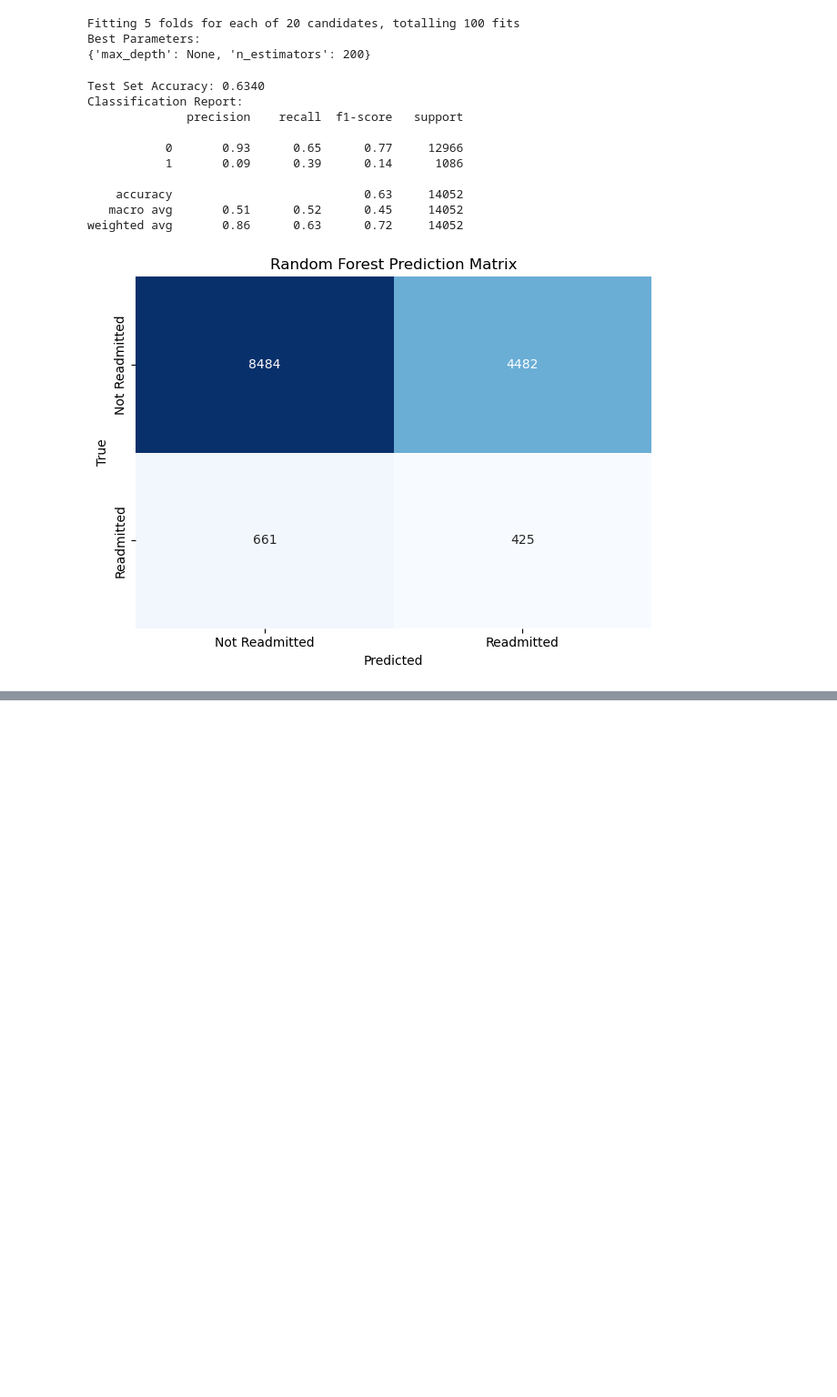
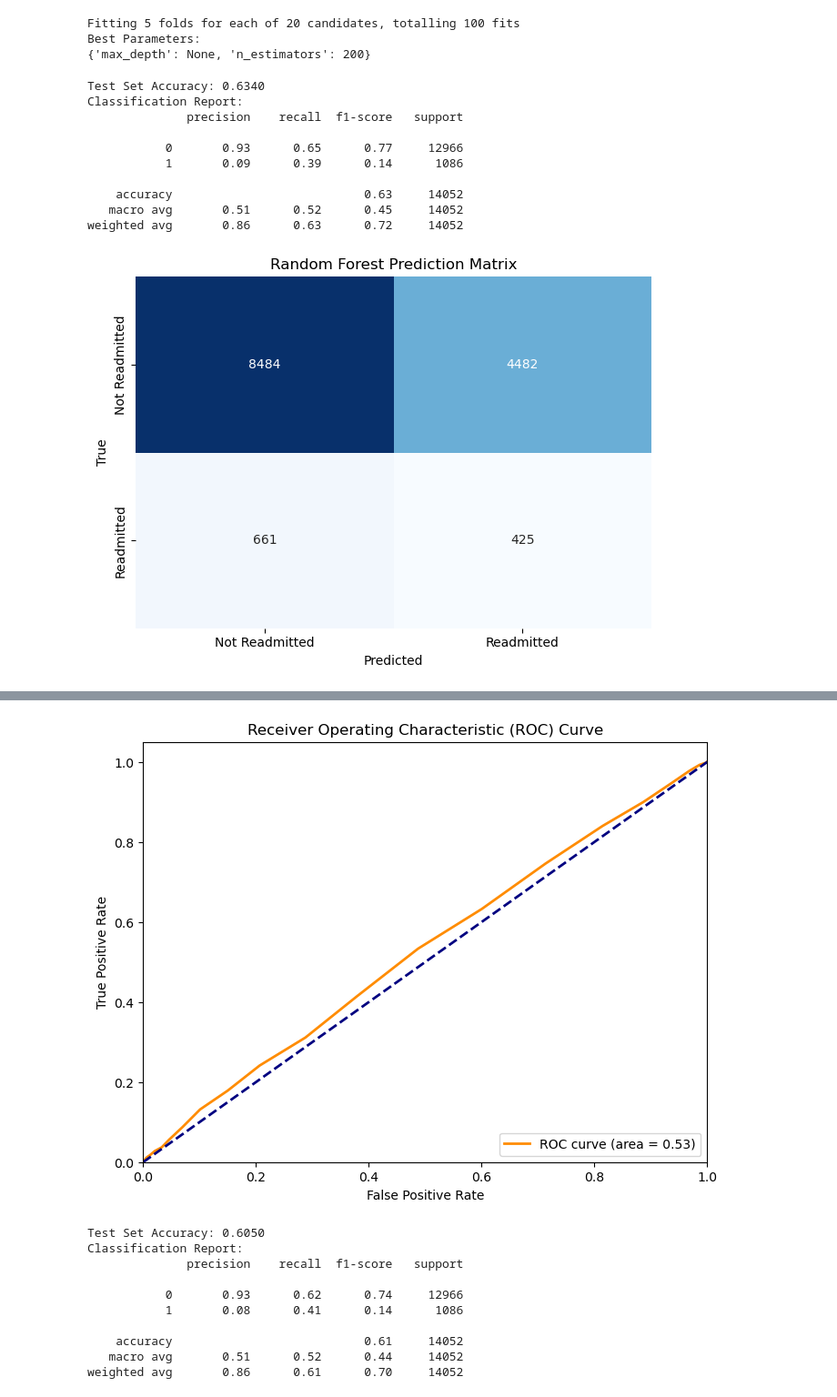
Before and after one commit to Mr-Chang95/Hospital-Readmittance-Classification, a Jupyter notebook: CaseStudy.ipynb, the cells around one changed output, grey strips where cells are left out. Shown at 91% size. Drawn from its saved outputs; the diff is of its cells as text; code cells hidden in the pictures; blank space fills up the shorter version.

```diff
--- a/CaseStudy.ipynb
+++ b/CaseStudy.ipynb
@@ -1157,0 +1196,65 @@ weighted avg       0.86      0.63      0.72     14052
+# %%
+import matplotlib.pyplot as plt
+from sklearn.metrics import accuracy_score, classification_report, confusion_matrix, roc_curve, auc
+
+# Random Forest classifier with best parameters
+best_rf_classifier.fit(X_train_encoded, y_train)
+
+# Make probability predictions on the test set
+y_prob_rf = best_rf_classifier.predict_proba(X_test_encoded)
+
+# threshold
+threshold = 0.12
+
+# Apply the threshold
+y_pred_rf = (y_prob_rf[:, 1] >= threshold).astype(int)
+
+# Calculate ROC curve
+fpr, tpr, thresholds = roc_curve(y_test, y_prob_rf[:, 1])
+
+# Calculate AUC (Area Under the Curve)
+roc_auc = auc(fpr, tpr)
+
+# Plot ROC curve
+plt.figure(figsize=(8, 6))
+plt.plot(fpr, tpr, color='darkorange', lw=2, label=f'ROC curve (area = {roc_auc:.2f})')
+plt.plot([0, 1], [0, 1], color='navy', lw=2, linestyle='--')
+plt.xlim([0.0, 1.0])
+plt.ylim([0.0, 1.05])
+plt.xlabel('False Positive Rate')
+plt.ylabel('True Positive Rate')
+plt.title('Receiver Operating Characteristic (ROC) Curve')
+plt.legend(loc='lower right')
+plt.show()
+
+# accuracy
+accuracy = accuracy_score(y_test, y_pred_rf)
+print(f"Test Set Accuracy: {accuracy:.4f}")
+
+# classification report
+classification_rep_rf = classification_report(y_test, y_pred_rf)
+print("Classification Report:")
+print(classification_rep_rf)
+
+# confusion matrix
+conf_matrix_rf = confusion_matrix(y_test, y_pred_rf)
+
+sns.heatmap(conf_matrix_rf, annot=True, fmt="d", cmap="Blues", cbar=False,
+            xticklabels=custom_label, yticklabels=custom_label)
+plt.xlabel("Predicted")
+plt.ylabel("True")
+plt.title(f"Random Forest Prediction Matrix")
+plt.tight_layout()
+plt.show()
+# %% [output]
+[figure, added]
+Test Set Accuracy: 0.6050
+Classification Report:
+              precision    recall  f1-score   support
+
+           0       0.93      0.62      0.74     12966
+           1       0.08      0.41      0.14      1086
+
+    accuracy                           0.61     14052
+   macro avg       0.51      0.52      0.44     14052
+weighted avg       0.86      0.61      0.70     14052
```
Also changed, not shown: parts of 3 cells of this notebook, 3 other files.
